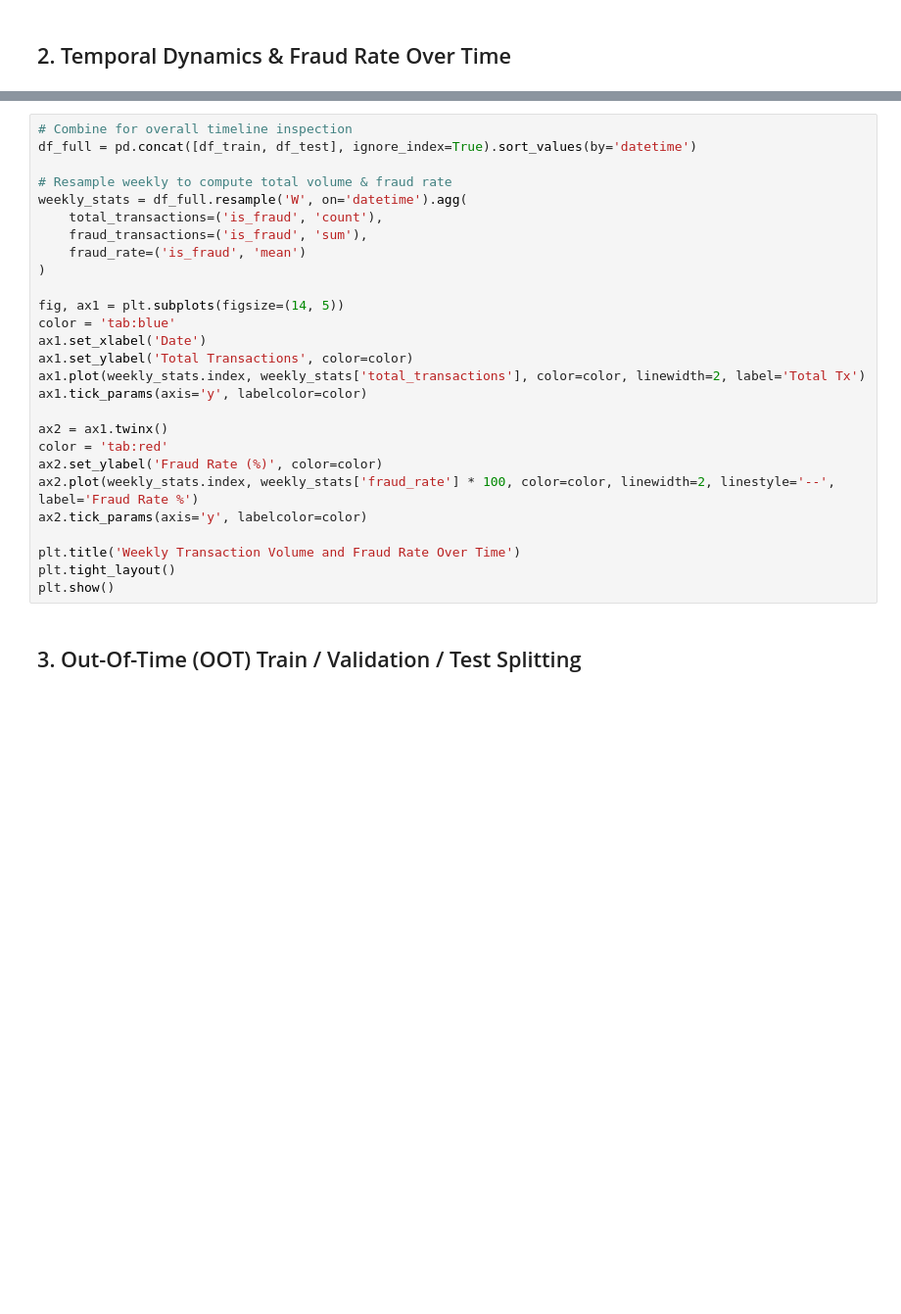
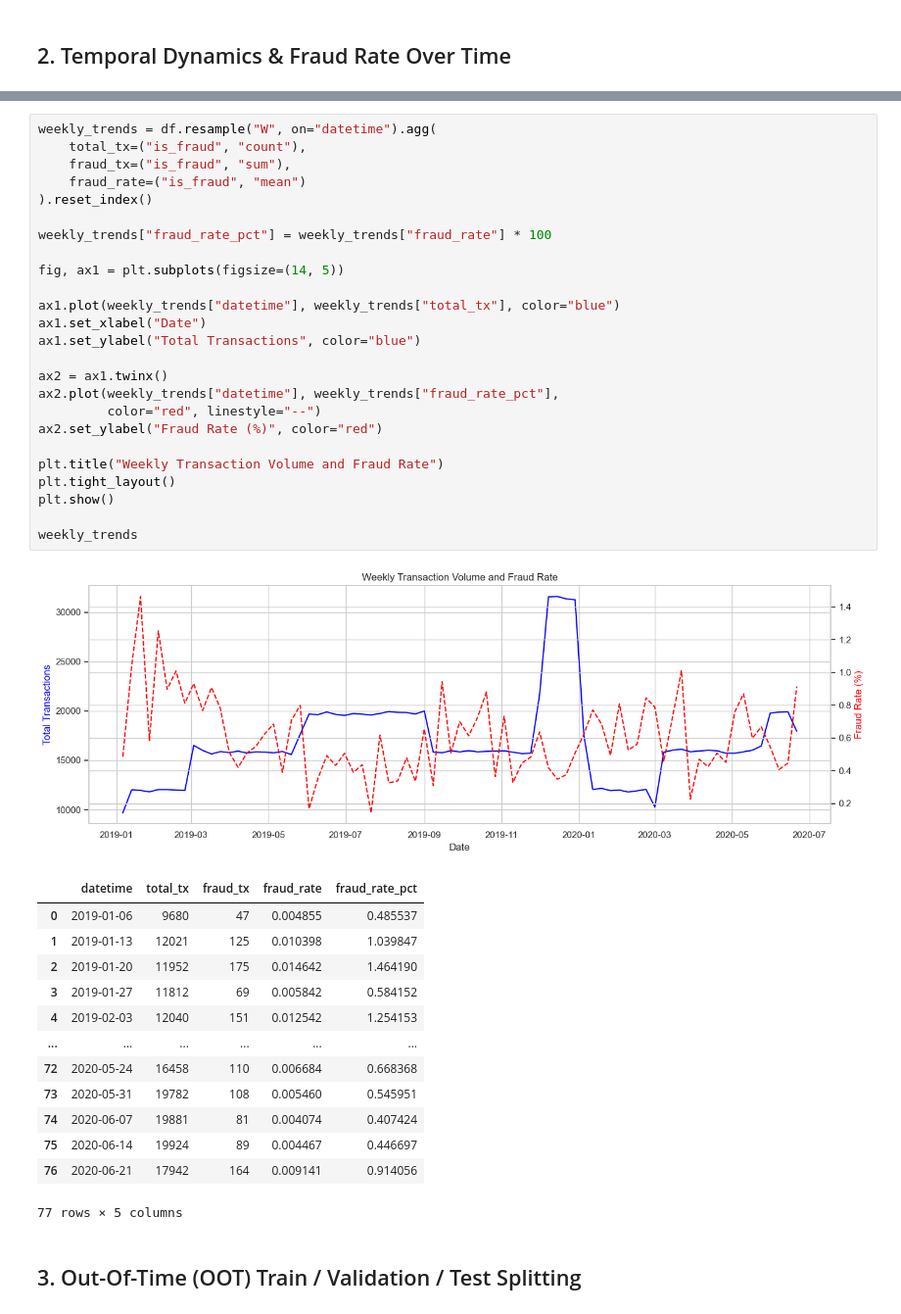
Before and after one commit to krishnagupta7171/Sentinel-risk-engine, a Jupyter notebook: notebooks/notebook2_temporal_dynamics_and_splitting.ipynb, the cells around one changed output, grey strips where cells are left out. Shown at 98% size. Cells and saved outputs as stored; diff of their text form; blank space fills up the shorter version.

```diff
--- a/notebooks/notebook2_temporal_dynamics_and_splitting.ipynb
+++ b/notebooks/notebook2_temporal_dynamics_and_splitting.ipynb
@@ -46,29 +140,42 @@ print(f"Test Date Range:  {df_test['datetime'].min()} to {df_test['datetime'].ma
 # %%
-# Combine for overall timeline inspection
-df_full = pd.concat([df_train, df_test], ignore_index=True).sort_values(by='datetime')
+weekly_trends = df.resample("W", on="datetime").agg(
+    total_tx=("is_fraud", "count"),
+    fraud_tx=("is_fraud", "sum"),
+    fraud_rate=("is_fraud", "mean")
+).reset_index()
 
-# Resample weekly to compute total volume & fraud rate
-weekly_stats = df_full.resample('W', on='datetime').agg(
-    total_transactions=('is_fraud', 'count'),
-    fraud_transactions=('is_fraud', 'sum'),
-    fraud_rate=('is_fraud', 'mean')
-)
+weekly_trends["fraud_rate_pct"] = weekly_trends["fraud_rate"] * 100
 
 fig, ax1 = plt.subplots(figsize=(14, 5))
-color = 'tab:blue'
-ax1.set_xlabel('Date')
-ax1.set_ylabel('Total Transactions', color=color)
-ax1.plot(weekly_stats.index, weekly_stats['total_transactions'], color=color, linewidth=2, label='Total Tx')
-ax1.tick_params(axis='y', labelcolor=color)
+
+ax1.plot(weekly_trends["datetime"], weekly_trends["total_tx"], color="blue")
+ax1.set_xlabel("Date")
+ax1.set_ylabel("Total Transactions", color="blue")
 
 ax2 = ax1.twinx()
-color = 'tab:red'
-ax2.set_ylabel('Fraud Rate (%)', color=color)
-ax2.plot(weekly_stats.index, weekly_stats['fraud_rate'] * 100, color=color, linewidth=2, linestyle='--', label='Fraud Rate %')
-ax2.tick_params(axis='y', labelcolor=color)
+ax2.plot(weekly_trends["datetime"], weekly_trends["fraud_rate_pct"],
+         color="red", linestyle="--")
+ax2.set_ylabel("Fraud Rate (%)", color="red")
 
-plt.title('Weekly Transaction Volume and Fraud Rate Over Time')
+plt.title("Weekly Transaction Volume and Fraud Rate")
 plt.tight_layout()
 plt.show()
+
+weekly_trends
+# %% [output]
+[figure, added]
+|  | datetime | total_tx | fraud_tx | fraud_rate | fraud_rate_pct |
+| 0 | 2019-01-06 | 9680 | 47 | 0.004855 | 0.485537 |
+| 1 | 2019-01-13 | 12021 | 125 | 0.010398 | 1.039847 |
+| 2 | 2019-01-20 | 11952 | 175 | 0.014642 | 1.464190 |
+| 3 | 2019-01-27 | 11812 | 69 | 0.005842 | 0.584152 |
+| 4 | 2019-02-03 | 12040 | 151 | 0.012542 | 1.254153 |
+| ... | ... | ... | ... | ... | ... |
+| 72 | 2020-05-24 | 16458 | 110 | 0.006684 | 0.668368 |
+| 73 | 2020-05-31 | 19782 | 108 | 0.005460 | 0.545951 |
+| 74 | 2020-06-07 | 19881 | 81 | 0.004074 | 0.407424 |
+| 75 | 2020-06-14 | 19924 | 89 | 0.004467 | 0.446697 |
+| 76 | 2020-06-21 | 17942 | 164 | 0.009141 | 0.914056 |
+77 rows × 5 columns
 # %% [markdown]
 ## 3. Out-Of-Time (OOT) Train / Validation / Test Splitting
```
Also changed, not shown: parts of 18 cells of this notebook.
